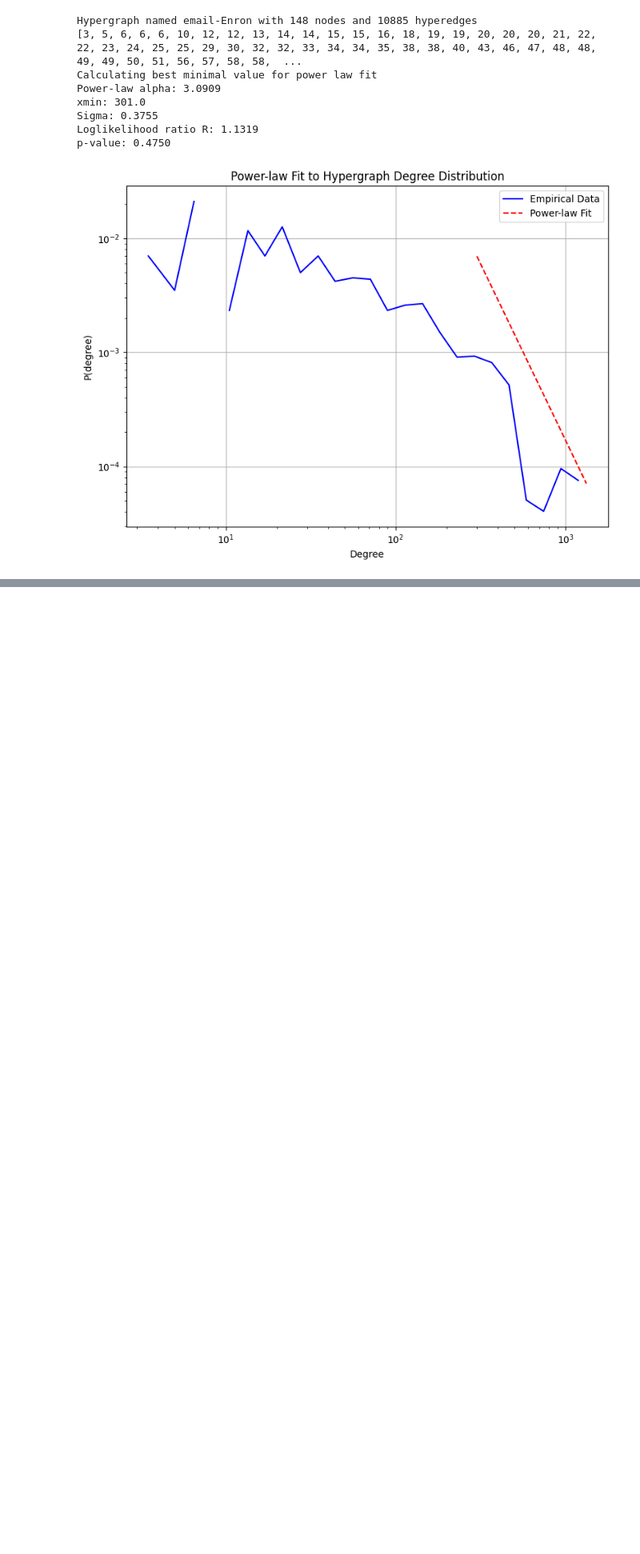
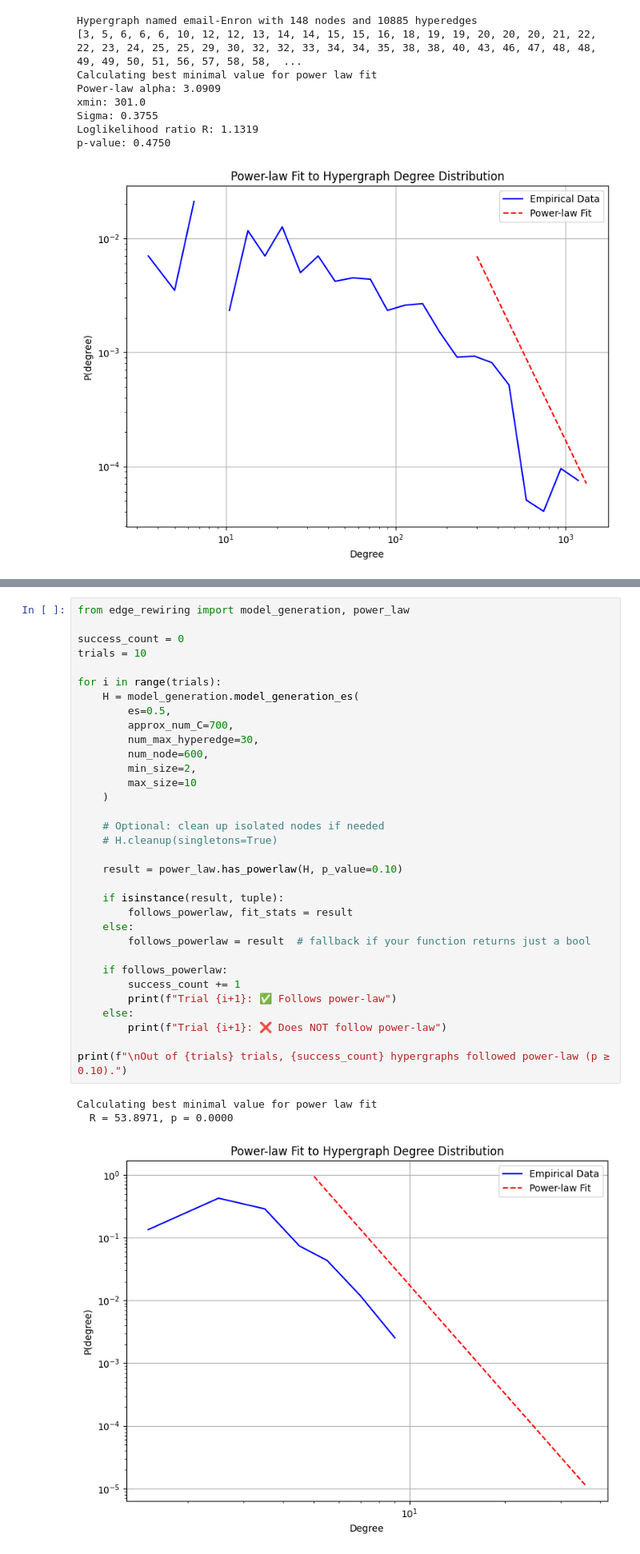
Before and after one commit to Departures2023/the-simpliciality-of-higher-order-networks, a Jupyter notebook: edge_rewiring/powerlaw.ipynb, the cells around one changed output, grey strips where cells are left out. Shown: that part at 80% size. Cells and saved outputs as stored; diff of their text form; blank space fills up the shorter version.

```diff
--- a/edge_rewiring/powerlaw.ipynb
+++ b/edge_rewiring/powerlaw.ipynb
@@ -154,0 +157,37 @@ Does not follow power-law.
+# %%
+from edge_rewiring import model_generation, power_law
+
+success_count = 0
+trials = 10
+
+for i in range(trials):
+    H = model_generation.model_generation_es(
+        es=0.5,
+        approx_num_C=700,
+        num_max_hyperedge=30,
+        num_node=600,
+        min_size=2,
+        max_size=10
+    )
+
+    # Optional: clean up isolated nodes if needed
+    # H.cleanup(singletons=True)
+
+    result = power_law.has_powerlaw(H, p_value=0.10)
+
+    if isinstance(result, tuple):
+        follows_powerlaw, fit_stats = result
+    else:
+        follows_powerlaw = result  # fallback if your function returns just a bool
+
+    if follows_powerlaw:
+        success_count += 1
+        print(f"Trial {i+1}: ✅ Follows power-law")
+    else:
+        print(f"Trial {i+1}: ❌ Does NOT follow power-law")
+
+print(f"\nOut of {trials} trials, {success_count} hypergraphs followed power-law (p ≥ 0.10).")
+# %% [output]
+Calculating best minimal value for power law fit
+  R = 53.8971, p = 0.0000
+[figure, added]
```
Also changed, not shown: parts of 5 cells of this notebook, 12 other files.
